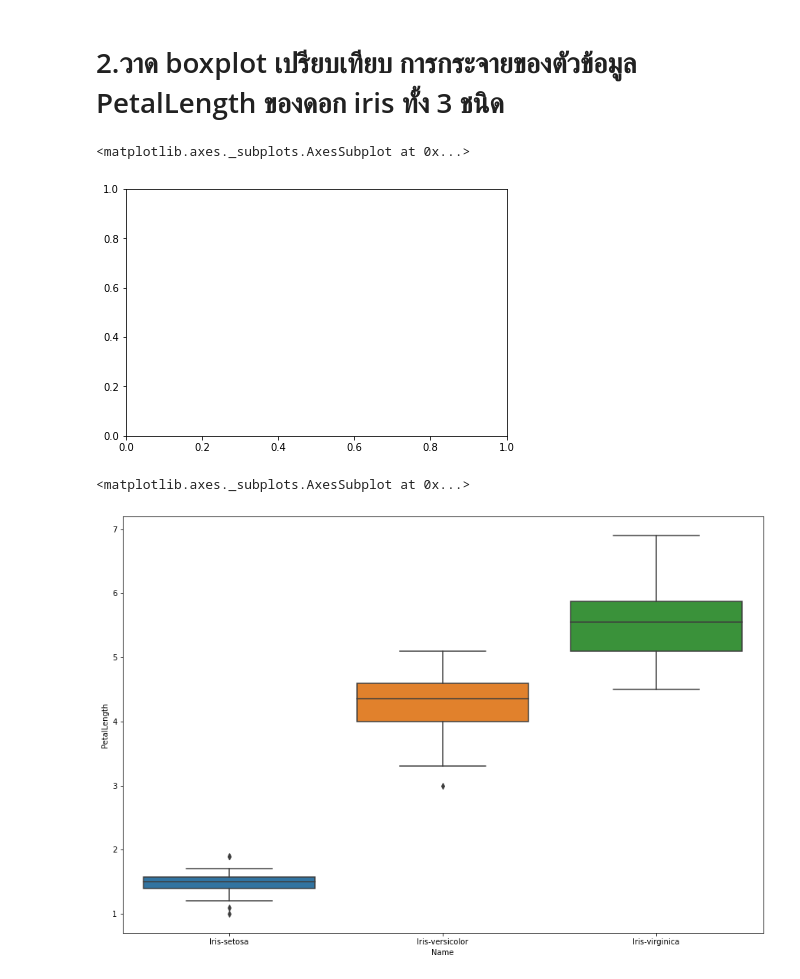
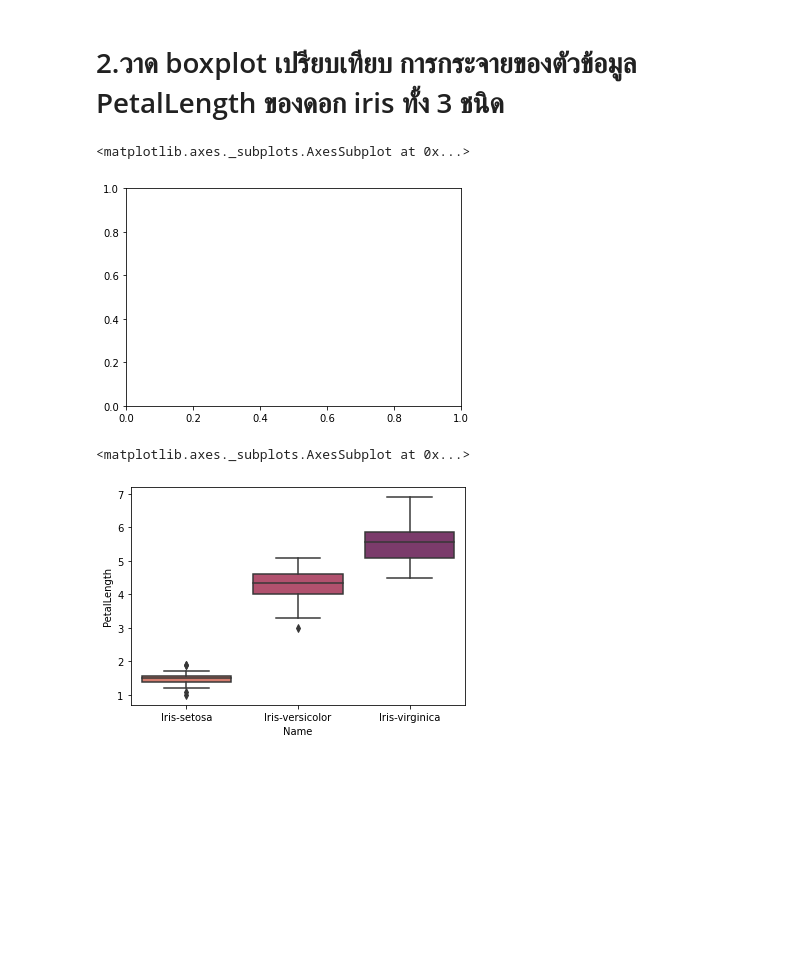
Before and after one commit to Chanunchida-May/data_viz_2022, a Jupyter notebook: DataViz02_Data_Distribution.ipynb, the cells around one changed output. Cells and saved outputs as stored; diff of their text form; code cells hidden in the pictures; blank space fills up the shorter version.

```diff
--- a/DataViz02_Data_Distribution.ipynb
+++ b/DataViz02_Data_Distribution.ipynb
@@ -317,16 +317,16 @@ max เท่ากับ 4.0
 from matplotlib import pyplot as plt
 # %%
 import seaborn as sns # Seaborn เป็นห้องสมุดสำหรับสร้างกราฟิกเชิงสถิติใน Python มันสร้างบน matplotlib และรวมเข้ากับโครงสร้างข้อมูลแพนด้าอย่างใกล้ชิด
-# %%
-plt.subplot(2,2,1) # subplot(nrows, ncols, index)
-# %% [output]
-<matplotlib.axes._subplots.AxesSubplot at 0x...>
-[figure, removed]
+# %%
+plt.subplot(1,1,1) # subplot(เเถว,คอลัมน์,ลำดับของกราฟ) | มี 1 เเถว 1 คอลัมน์ เเละมีกราฟอยู่ตำเเหน่งที่1
+# %% [output]
+<matplotlib.axes._subplots.AxesSubplot at 0x...>
+[figure, added]
 # %%
-sns.boxplot(x='Name', y= 'PetalLength', data=df) #สร้าง boxplot ให้แกน x เป็น Name แกน y เป็น PetalLength โดยเอาข้อมูลจาก df
+sns.boxplot(x='Name', y= 'PetalLength', data=df,palette="flare") #สร้าง boxplot ให้แกน x เป็น Name แกน y เป็น PetalLength โดยเอาข้อมูลจาก df
 # %% [output]
 <matplotlib.axes._subplots.AxesSubplot at 0x...>
-[figure, old version]
+[figure, new version]
 # %%
 plt.xlabel ('Name') #ใส่ชื่อแกน x
 plt.ylabel('PetalLength') # ใส่ชื่อแกน y
```
Also changed, not shown: parts of 3 cells of this notebook.
